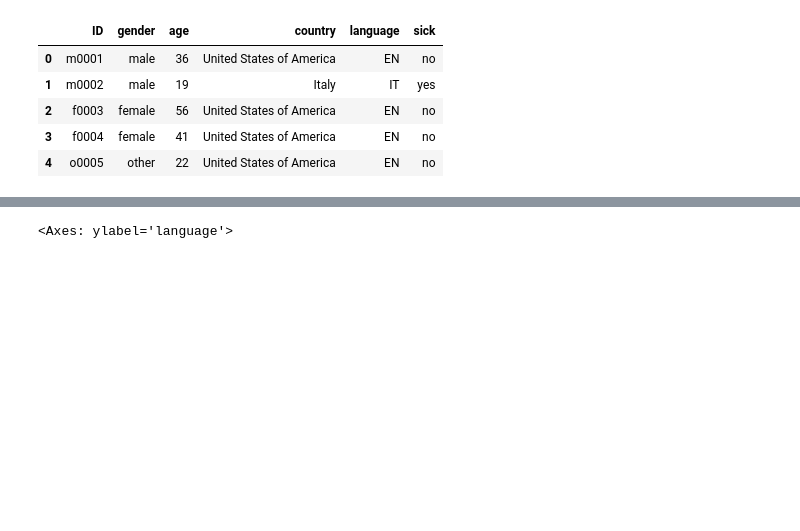
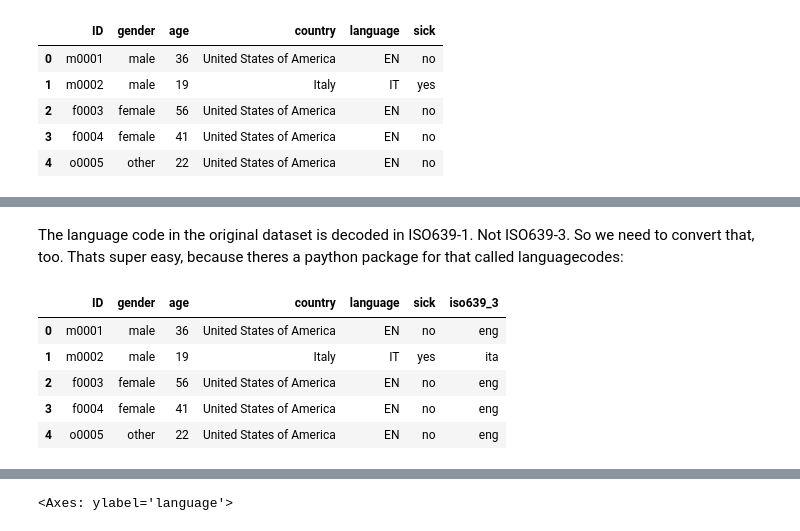
Before and after one commit to Knerten0815/GeoCougher, a Jupyter notebook: data_sneeze_exploration.ipynb, the cells around one changed output, grey strips where cells are left out. Saved outputs shown, nothing was run; the diff lists cells and outputs as text; code cells hidden in the pictures; blank space fills up the shorter version.

```diff
--- a/data_sneeze_exploration.ipynb
+++ b/data_sneeze_exploration.ipynb
@@ -30,0 +74,15 @@ data.head()
+# %% [markdown]
+The language code in the original dataset is decoded in ISO639-1. Not ISO639-3. So we need to convert that, too. Thats super easy, because theres a paython package for that called languagecodes:
+# %%
+import languagecodes
+
+# add iso639_3 column to the data
+data['iso639_3'] = data['language'].apply(languagecodes.iso_639_alpha3)
+data.head()
+# %% [output]
+|  | ID | gender | age | country | language | sick | iso639_3 |
+| 0 | m0001 | male | 36 | United States of America | EN | no | eng |
+| 1 | m0002 | male | 19 | Italy | IT | yes | ita |
+| 2 | f0003 | female | 56 | United States of America | EN | no | eng |
+| 3 | f0004 | female | 41 | United States of America | EN | no | eng |
+| 4 | o0005 | other | 22 | United States of America | EN | no | eng |
```
Also changed, not shown: parts of 11 cells of this notebook, 1 other file.
